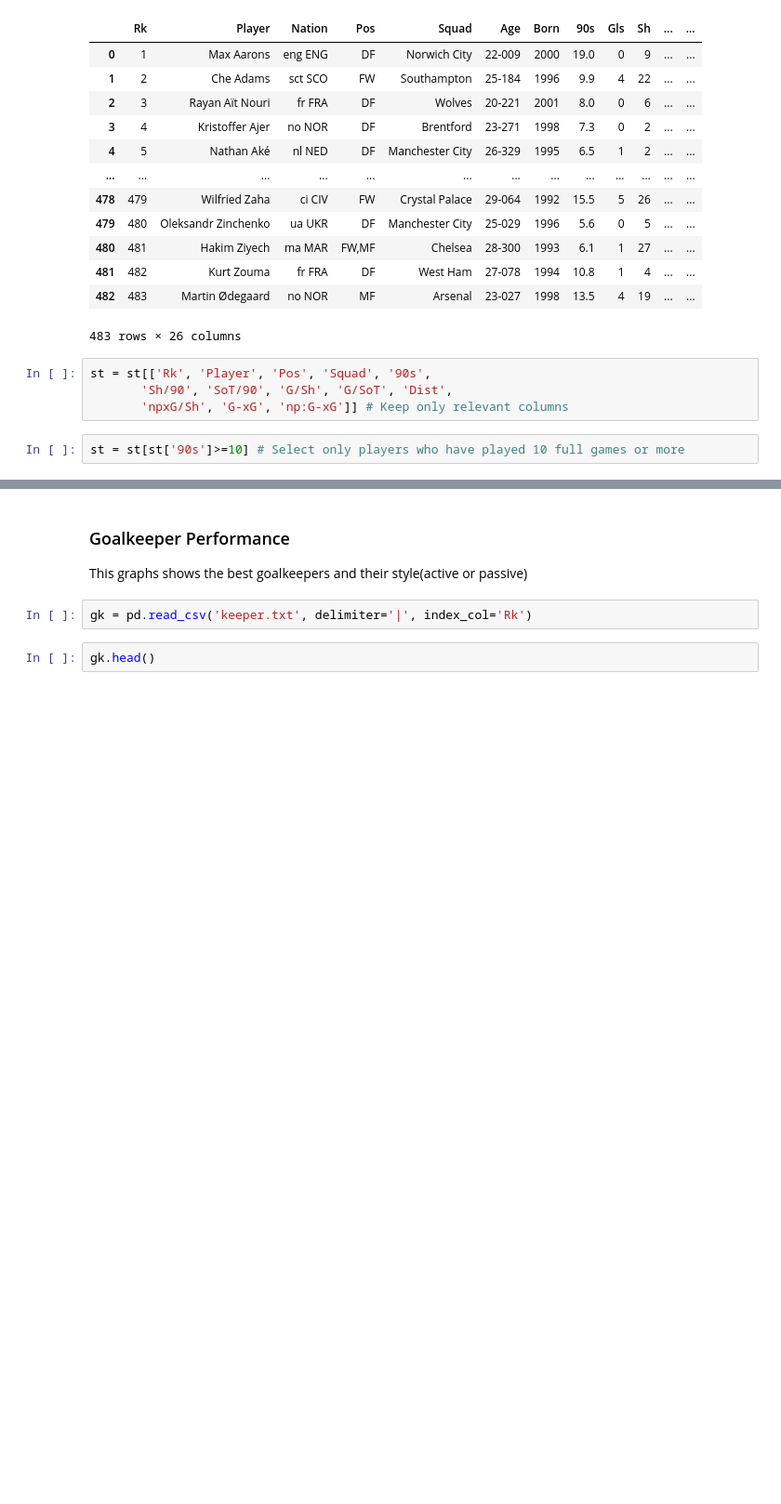
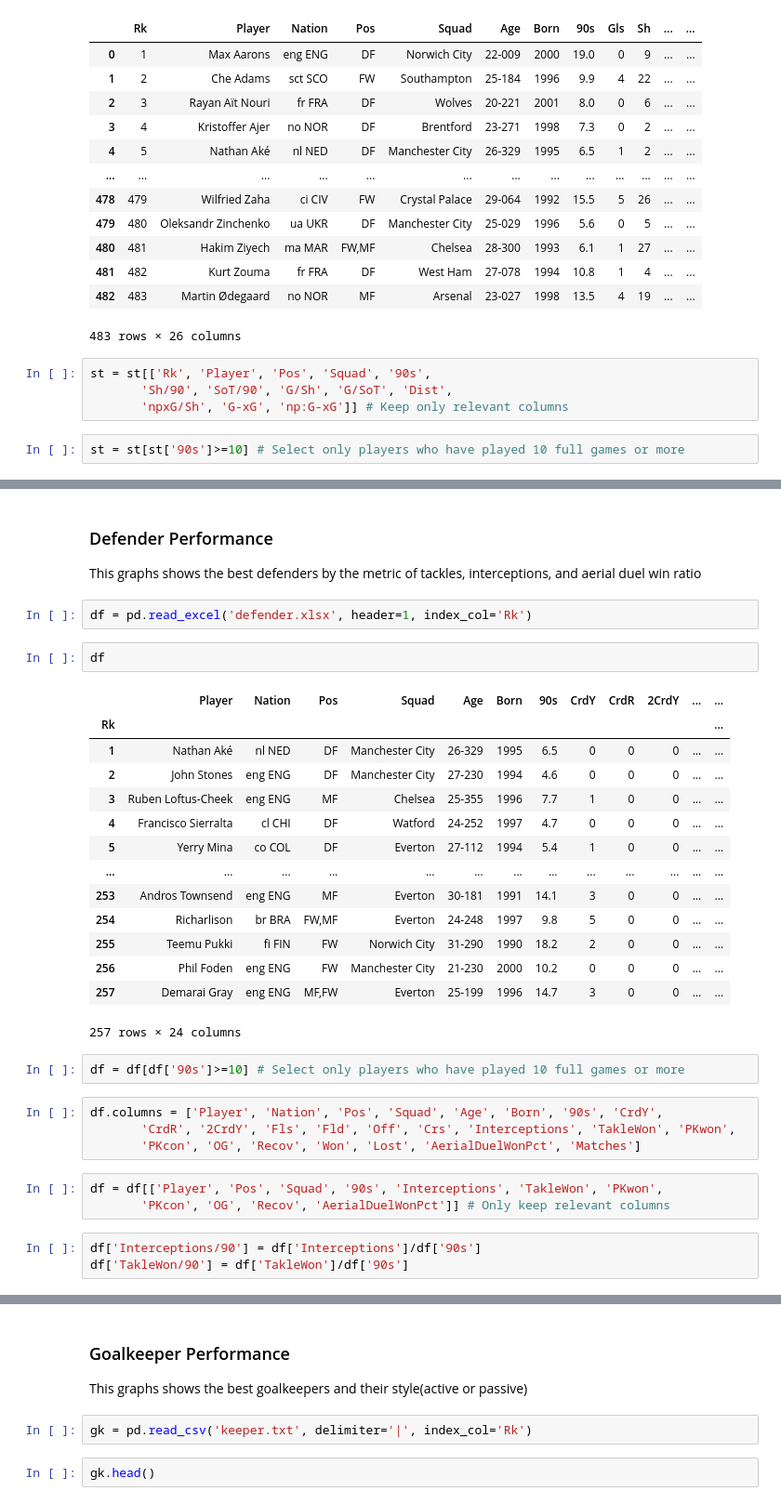
Before and after one commit to ydatay/EPL_Visuals, a Jupyter notebook: EPL_Visual_workbook.ipynb, the cells around one changed output, grey strips where cells are left out. Shown at 93% size. Drawn from its saved outputs; the diff is of its cells as text; blank space fills up the shorter version.

```diff
--- a/EPL_Visual_workbook.ipynb
+++ b/EPL_Visual_workbook.ipynb
@@ -103,3 +102,38 @@ plt.text(x=0.1,y=0.9,transform=fig.transFigure,
 # %% [output]
 Text(0.1, 0.9, 'players with darker coloured dots take shots at longer distance')
 [figure]
+# %% [markdown]
+### Defender Performance
+
+This graphs shows the best defenders by the metric of tackles, interceptions, and aerial duel win ratio
+# %%
+df = pd.read_excel('defender.xlsx', header=1, index_col='Rk')
+# %%
+df
+# %% [output]
+|  | Player | Nation | Pos | Squad | Age | Born | 90s | CrdY | CrdR | 2CrdY | ... | ... |
+| Rk |  |  |  |  |  |  |  |  |  |  |  | ... |
+| 1 | Nathan Aké | nl NED | DF | Manchester City | 26-329 | 1995 | 6.5 | 0 | 0 | 0 | ... | ... |
+| 2 | John Stones | eng ENG | DF | Manchester City | 27-230 | 1994 | 4.6 | 0 | 0 | 0 | ... | ... |
+| 3 | Ruben Loftus-Cheek | eng ENG | MF | Chelsea | 25-355 | 1996 | 7.7 | 1 | 0 | 0 | ... | ... |
+| 4 | Francisco Sierralta | cl CHI | DF | Watford | 24-252 | 1997 | 4.7 | 0 | 0 | 0 | ... | ... |
+| 5 | Yerry Mina | co COL | DF | Everton | 27-112 | 1994 | 5.4 | 1 | 0 | 0 | ... | ... |
+| ... | ... | ... | ... | ... | ... | ... | ... | ... | ... | ... | ... | ... |
+| 253 | Andros Townsend | eng ENG | MF | Everton | 30-181 | 1991 | 14.1 | 3 | 0 | 0 | ... | ... |
+| 254 | Richarlison | br BRA | FW,MF | Everton | 24-248 | 1997 | 9.8 | 5 | 0 | 0 | ... | ... |
+| 255 | Teemu Pukki | fi FIN | FW | Norwich City | 31-290 | 1990 | 18.2 | 2 | 0 | 0 | ... | ... |
+| 256 | Phil Foden | eng ENG | FW | Manchester City | 21-230 | 2000 | 10.2 | 0 | 0 | 0 | ... | ... |
+| 257 | Demarai Gray | eng ENG | MF,FW | Everton | 25-199 | 1996 | 14.7 | 3 | 0 | 0 | ... | ... |
+257 rows × 24 columns
+# %%
+df = df[df['90s']>=10] # Select only players who have played 10 full games or more
+# %%
+df.columns = ['Player', 'Nation', 'Pos', 'Squad', 'Age', 'Born', '90s', 'CrdY',
+       'CrdR', '2CrdY', 'Fls', 'Fld', 'Off', 'Crs', 'Interceptions', 'TakleWon', 'PKwon',
+       'PKcon', 'OG', 'Recov', 'Won', 'Lost', 'AerialDuelWonPct', 'Matches']
+# %%
+df = df[['Player', 'Pos', 'Squad', '90s', 'Interceptions', 'TakleWon', 'PKwon',
+       'PKcon', 'OG', 'Recov', 'AerialDuelWonPct']] # Only keep relevant columns
+# %%
+df['Interceptions/90'] = df['Interceptions']/df['90s']
+df['TakleWon/90'] = df['TakleWon']/df['90s']
```
Also changed, not shown: parts of 2 cells of this notebook, 1 other file.
